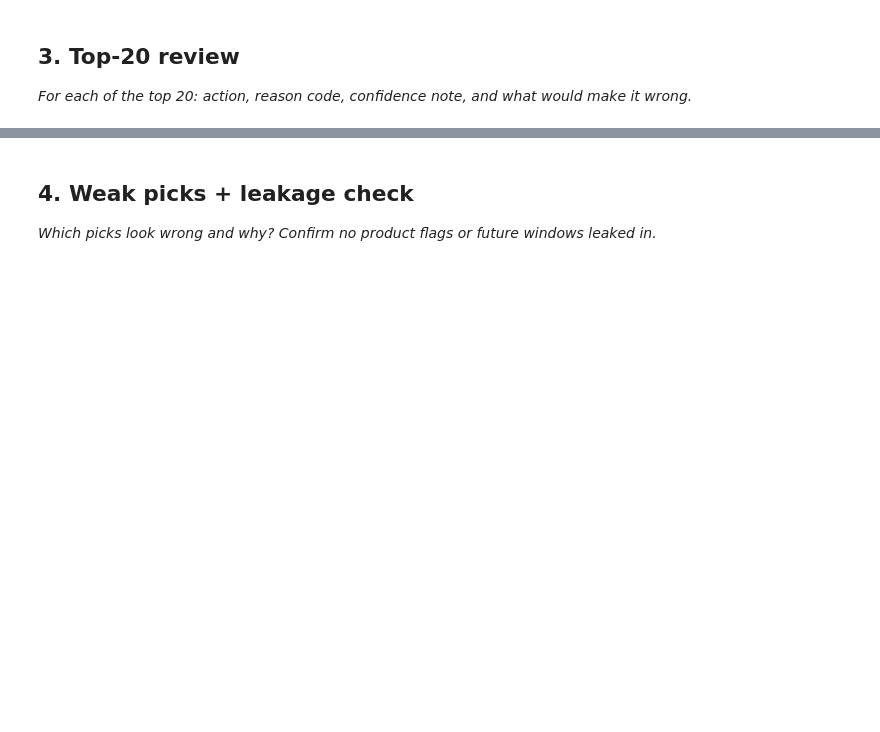
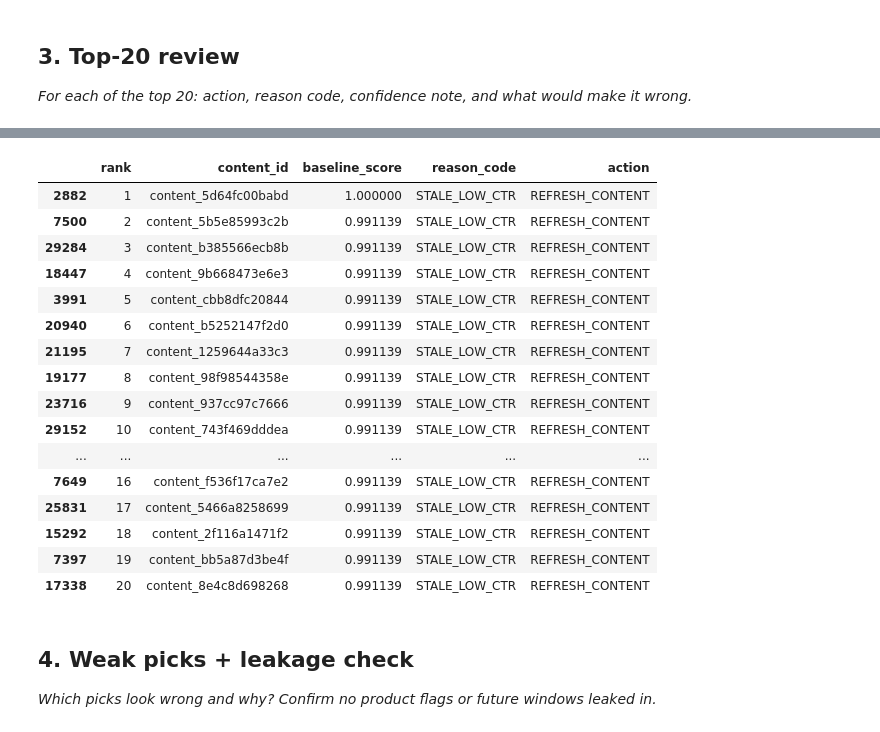
Before and after one commit to smaharx/ml-engineering-playground, a Jupyter notebook: work/notebooks/w04_baseline_score.ipynb, the cells around one changed output, grey strips where cells are left out. Cells and saved outputs as stored; diff of their text form; code cells hidden in the pictures; blank space fills up the shorter version.

Commit message:
Complete ML-07 baseline action score and top-20 review

```diff
--- a/work/notebooks/w04_baseline_score.ipynb
+++ b/work/notebooks/w04_baseline_score.ipynb
@@ -30,3 +254,25 @@ This skeleton is yours to fill. Work the sections **in order** — each one has
+# %%
+top20 = baseline_output.head(20)
+
+top20
+# %% [output]
+|  | rank | content_id | baseline_score | reason_code | action |
+| 2882 | 1 | content_5d64fc00babd | 1.000000 | STALE_LOW_CTR | REFRESH_CONTENT |
+| 7500 | 2 | content_5b5e85993c2b | 0.991139 | STALE_LOW_CTR | REFRESH_CONTENT |
+| 29284 | 3 | content_b385566ecb8b | 0.991139 | STALE_LOW_CTR | REFRESH_CONTENT |
+| 18447 | 4 | content_9b668473e6e3 | 0.991139 | STALE_LOW_CTR | REFRESH_CONTENT |
+| 3991 | 5 | content_cbb8dfc20844 | 0.991139 | STALE_LOW_CTR | REFRESH_CONTENT |
+| 20940 | 6 | content_b5252147f2d0 | 0.991139 | STALE_LOW_CTR | REFRESH_CONTENT |
+| 21195 | 7 | content_1259644a33c3 | 0.991139 | STALE_LOW_CTR | REFRESH_CONTENT |
+| 19177 | 8 | content_98f98544358e | 0.991139 | STALE_LOW_CTR | REFRESH_CONTENT |
+| 23716 | 9 | content_937cc97c7666 | 0.991139 | STALE_LOW_CTR | REFRESH_CONTENT |
+| 29152 | 10 | content_743f469dddea | 0.991139 | STALE_LOW_CTR | REFRESH_CONTENT |
+| ... | ... | ... | ... | ... | ... |
+| 7649 | 16 | content_f536f17ca7e2 | 0.991139 | STALE_LOW_CTR | REFRESH_CONTENT |
+| 25831 | 17 | content_5466a8258699 | 0.991139 | STALE_LOW_CTR | REFRESH_CONTENT |
+| 15292 | 18 | content_2f116a1471f2 | 0.991139 | STALE_LOW_CTR | REFRESH_CONTENT |
+| 7397 | 19 | content_bb5a87d3be4f | 0.991139 | STALE_LOW_CTR | REFRESH_CONTENT |
+| 17338 | 20 | content_8e4c8d698268 | 0.991139 | STALE_LOW_CTR | REFRESH_CONTENT |
 # %% [markdown]
 ## 4. Weak picks + leakage check
 
```
Also changed, not shown: parts of 11 cells of this notebook.
